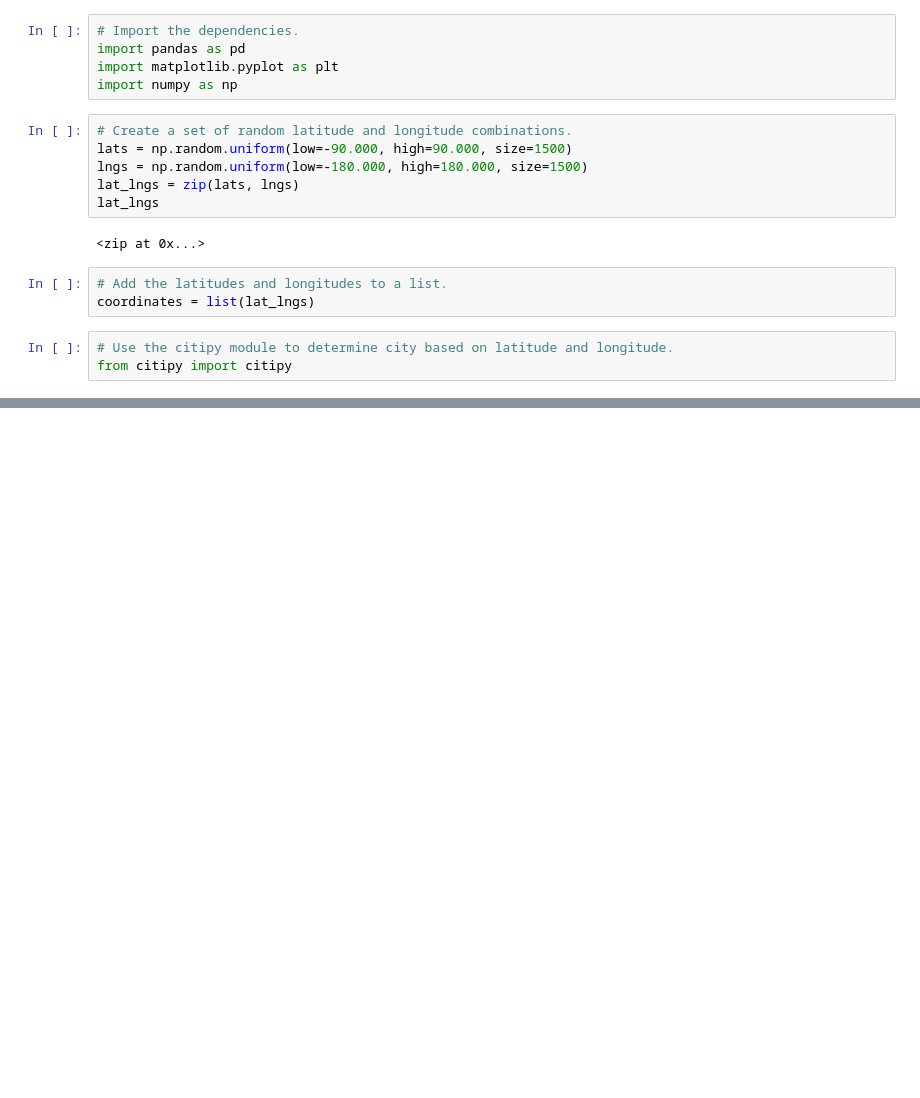
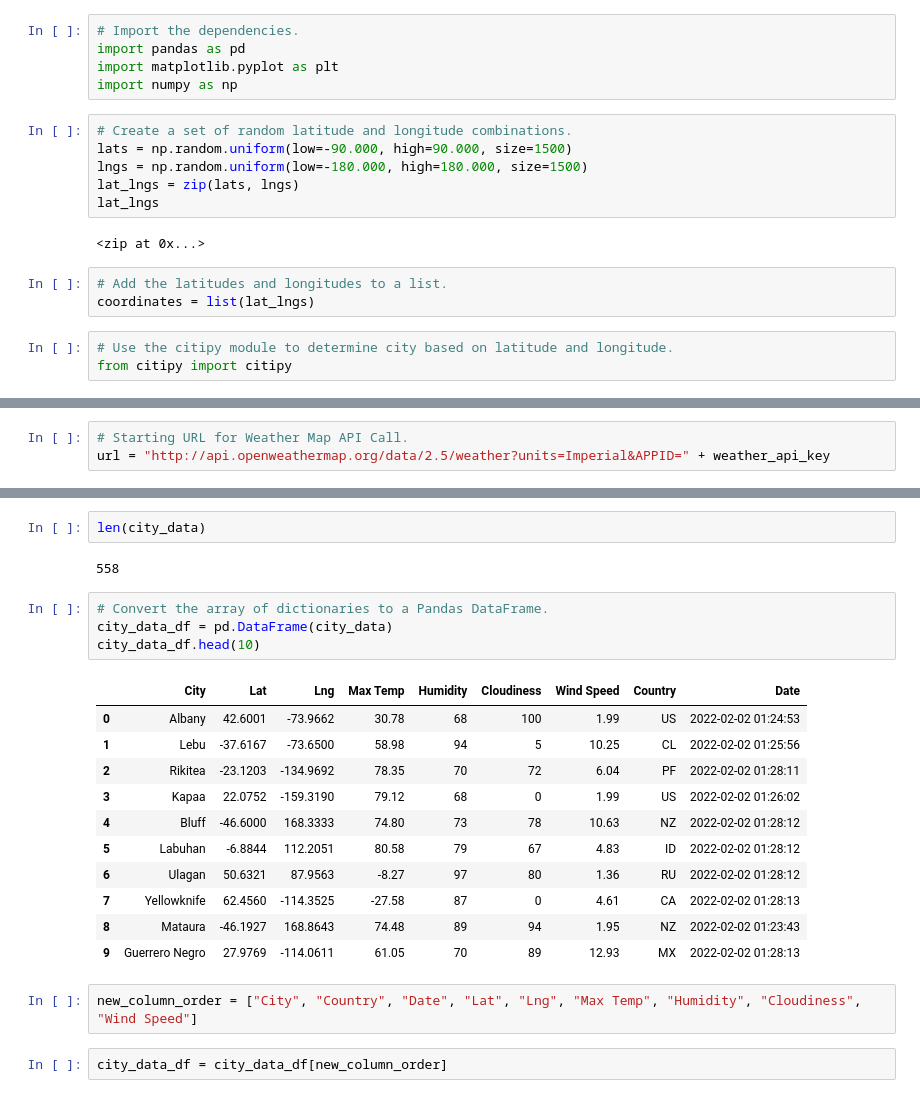
Before and after one commit to schriste6/World_Weather_Analysis, a Jupyter notebook: WeatherPy.ipynb, the cells around one changed output, grey strips where cells are left out. Drawn from its saved outputs; the diff is of its cells as text; blank space fills up the shorter version.

Commit message:
Updating WeatherPy.ipynb .gitignore and adding weather_data

```diff
--- a/WeatherPy.ipynb
+++ b/WeatherPy.ipynb
@@ -33,0 +40,3 @@ len(cities)
+# %%
+# Starting URL for Weather Map API Call.
+url = "http://api.openweathermap.org/data/2.5/weather?units=Imperial&APPID=" + weather_api_key
@@ -33,0 +127,24 @@ len(cities)
+# %%
+len(city_data)
+# %% [output]
+558
+# %%
+# Convert the array of dictionaries to a Pandas DataFrame.
+city_data_df = pd.DataFrame(city_data)
+city_data_df.head(10)
+# %% [output]
+|  | City | Lat | Lng | Max Temp | Humidity | Cloudiness | Wind Speed | Country | Date |
+| 0 | Albany | 42.6001 | -73.9662 | 30.78 | 68 | 100 | 1.99 | US | 2022-02-02 01:24:53 |
+| 1 | Lebu | -37.6167 | -73.6500 | 58.98 | 94 | 5 | 10.25 | CL | 2022-02-02 01:25:56 |
+| 2 | Rikitea | -23.1203 | -134.9692 | 78.35 | 70 | 72 | 6.04 | PF | 2022-02-02 01:28:11 |
+| 3 | Kapaa | 22.0752 | -159.3190 | 79.12 | 68 | 0 | 1.99 | US | 2022-02-02 01:26:02 |
+| 4 | Bluff | -46.6000 | 168.3333 | 74.80 | 73 | 78 | 10.63 | NZ | 2022-02-02 01:28:12 |
+| 5 | Labuhan | -6.8844 | 112.2051 | 80.58 | 79 | 67 | 4.83 | ID | 2022-02-02 01:28:12 |
+| 6 | Ulagan | 50.6321 | 87.9563 | -8.27 | 97 | 80 | 1.36 | RU | 2022-02-02 01:28:12 |
+| 7 | Yellowknife | 62.4560 | -114.3525 | -27.58 | 87 | 0 | 4.61 | CA | 2022-02-02 01:28:13 |
+| 8 | Mataura | -46.1927 | 168.8643 | 74.48 | 89 | 94 | 1.95 | NZ | 2022-02-02 01:23:43 |
+| 9 | Guerrero Negro | 27.9769 | -114.0611 | 61.05 | 70 | 89 | 12.93 | MX | 2022-02-02 01:28:13 |
+# %%
+new_column_order = ["City", "Country", "Date", "Lat", "Lng", "Max Temp", "Humidity", "Cloudiness", "Wind Speed"]
+# %%
+city_data_df = city_data_df[new_column_order]
```
Also changed, not shown: parts of 6 cells of this notebook, 2 other files.
